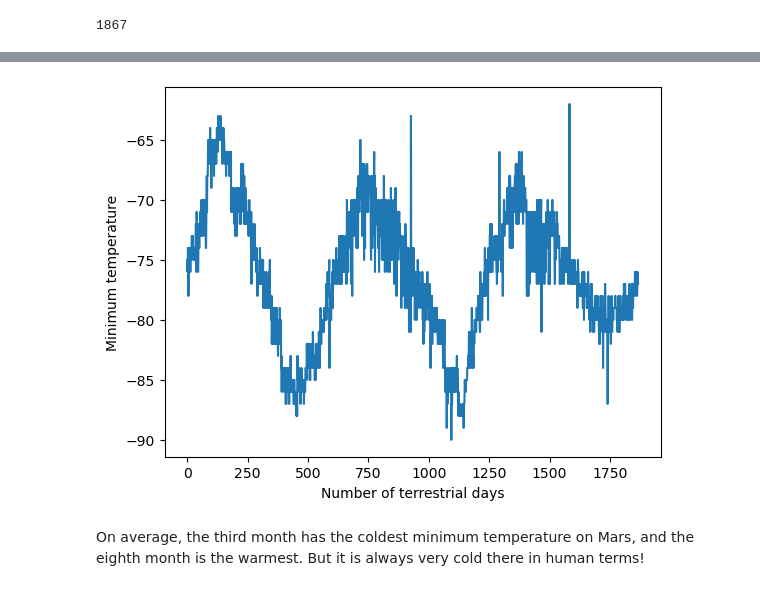
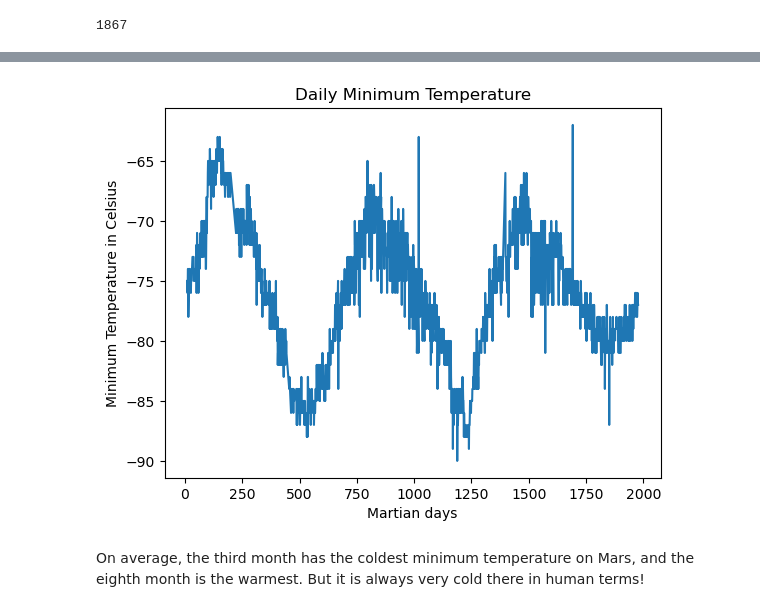
Before and after one commit to Faith-Hall/mars-challenge, a Jupyter notebook: Mars_code/part_2_mars_weather_code.ipynb, the cells around one changed output, grey strips where cells are left out. Cells and saved outputs as stored; diff of their text form; code cells hidden in the pictures.

```diff
--- a/Mars_code/part_2_mars_weather_code.ipynb
+++ b/Mars_code/part_2_mars_weather_code.ipynb
@@ -98,2 +101,11 @@ dtype: object
+# %%
+# Change data types for data analysis
+df['id']=df['id'].astype(int)
+df['terrestrial_date']=pd.to_datetime(df['terrestrial_date'])
+df['sol']=df['sol'].astype(int)
+df['ls']=df['ls'].astype(int)
+df['month']=df['month'].astype(int)
+df['min_temp']=df['min_temp'].astype(float)
+df['pressure']=df['pressure'].astype(float)
 # %%
 # Confirm type changes were successful by examining data types again
@@ -191,7 +219,12 @@ Name: pressure, dtype: float64
 # %%
 # 5. How many terrestrial (earth) days are there in a Martian year?
+plt.plot(df['sol'], df['min_temp'])
+plt.xlabel('Martian days')
+plt.ylabel('Minimum Temperature in Celsius')
+plt.title('Daily Minimum Temperature')
+plt.show()
 # %% [output]
-[figure, old version]
+[figure, new version]
 # %% [markdown]
 On average, the third month has the coldest minimum temperature on Mars, and the eighth month is the warmest. But it is always very cold there in human terms!
 # %% [markdown]
```
Also changed, not shown: parts of 16 cells of this notebook, 1 other file.
